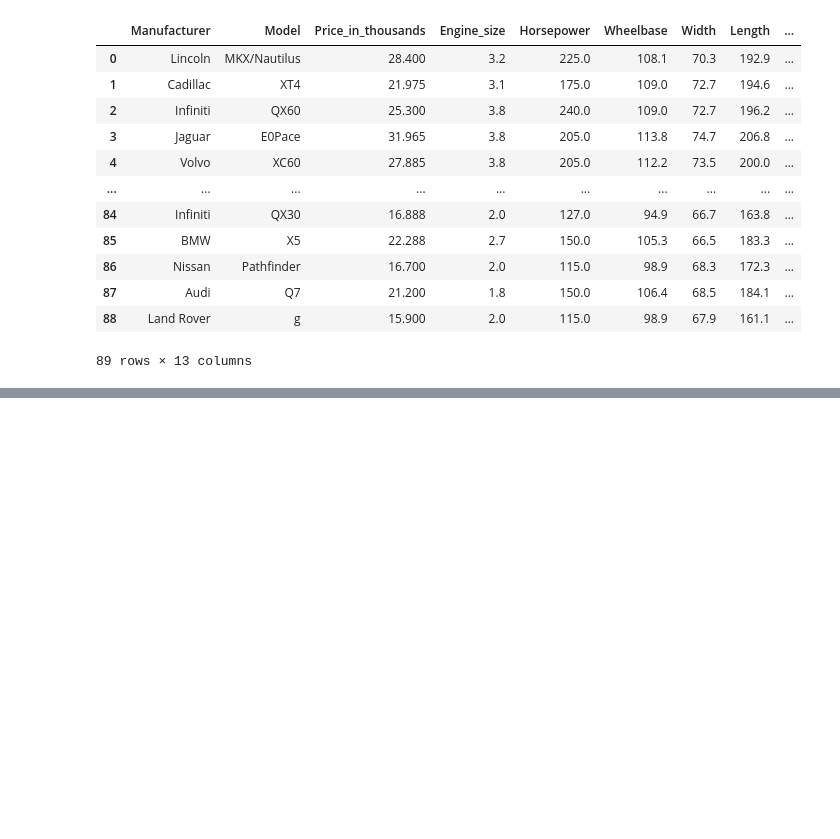
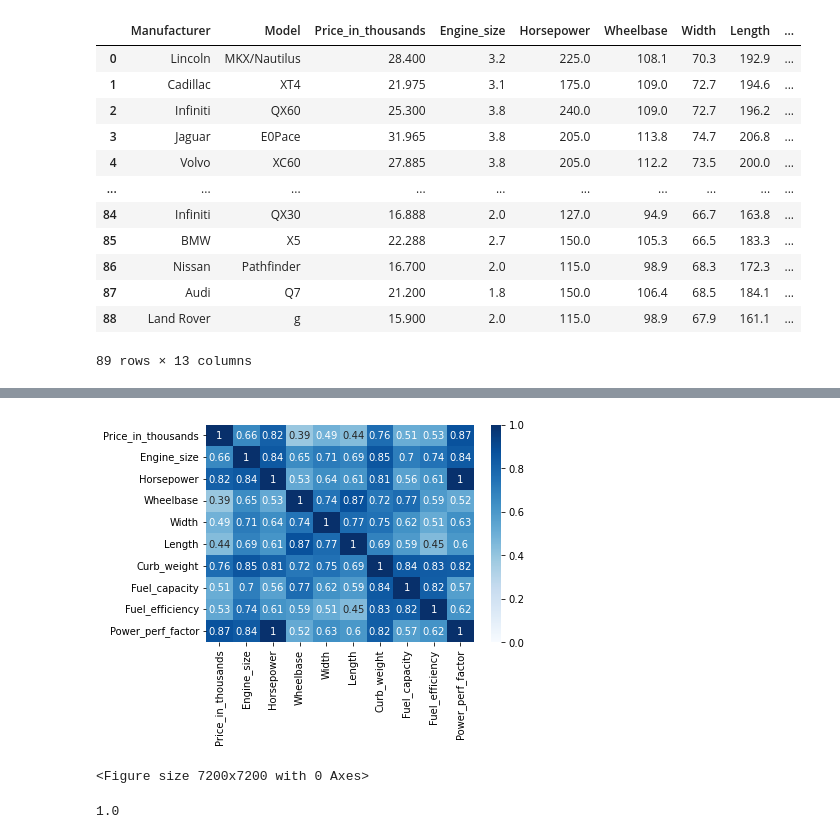
Before and after one commit to hunght92/Codegym, a Jupyter notebook: 2. Python for DA/Case study.ipynb, the cells around one changed output, grey strips where cells are left out. Drawn from its saved outputs; the diff is of its cells as text; code cells hidden in the pictures; blank space fills up the shorter version.

```diff
--- a/2. Python for DA/Case study.ipynb
+++ b/2. Python for DA/Case study.ipynb
@@ -45,0 +327,10 @@ cat
+# %%
+# Tìm correlation giữa các đặc trưng
+cat_corr = cata.corr()
+cat_corr = np.abs(cat_corr)
+sns.heatmap(cat_corr, cmap = 'Blues', annot = True, vmax = 1, vmin = 0)
+plt.figure(figsize = (100, 100))
+plt.show()
+# %% [output]
+[figure, added]
+<Figure size 7200x7200 with 0 Axes>
@@ -45,0 +339,30 @@ cat
+# %%
+# Xây dựng mô hình dự báo giá
+price_predict = cata.loc[:, ['Price_in_thousands', 'Engine_size', 'Curb_weight','Horsepower', 'Power_perf_factor']]
+
+# Chia bộ dữ liệu thành bộ dữ liệu học và bộ dữ liệu kiểm tra
+train, test = model_selection.train_test_split(price_predict, train_size = 0.75)
+
+X = train.drop(columns = ['Price_in_thousands'])
+Y = train.loc[:, 'Price_in_thousands']
+
+# Sử dụng pipeline
+# Tạo chuẩn hóa
+zscore = StandardScaler(with_mean = False)
+
+# Tạo model Linear Regression
+model = LinearRegression()
+
+# Tạo pipeline
+pipeline = Pipeline([('StandardScaler', zscore), ('linear_regression', model)])
+
+# Fit
+pipeline.fit(X, Y)
+
+# Predict
+Y_ = pipeline.predict(test.drop(columns = ['Price_in_thousands']))
+
+# Tính r2score
+metrics.r2_score(test.loc[:, 'Price_in_thousands'], Y_)
+# %% [output]
+1.0
```
Also changed, not shown: parts of 45 cells of this notebook, 1 other file.
